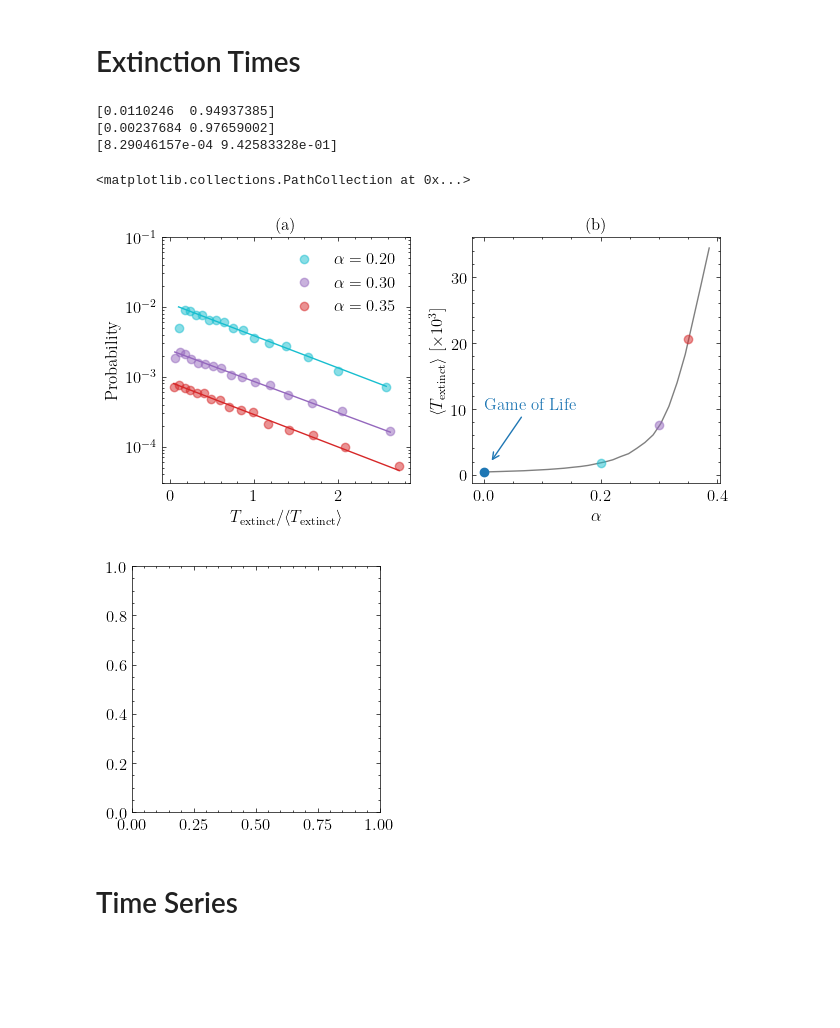
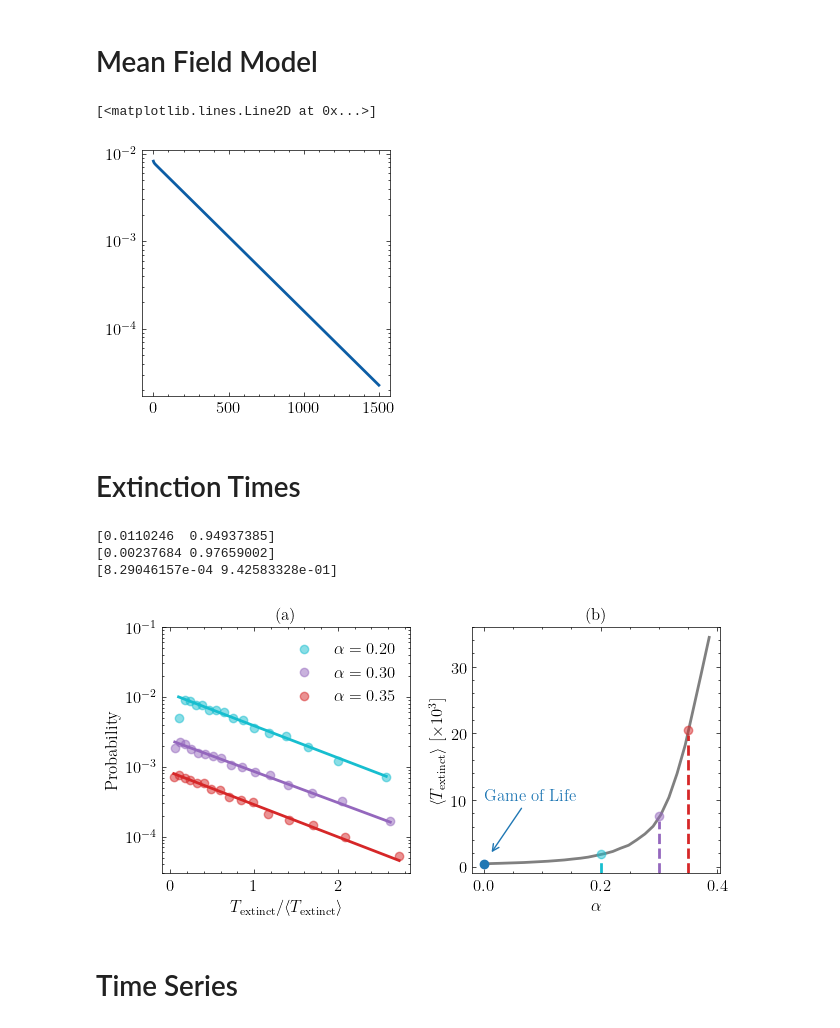
Before and after one commit to ISCOTTYI/dormant-life, a Jupyter notebook: plots.ipynb, the cells around one changed output. Saved outputs shown, nothing was run; the diff lists cells and outputs as text; code cells hidden in the pictures; blank space fills up the shorter version.

Commit message:
Before changing model to include transitions of SPORE to DEAD

```diff
--- a/plots.ipynb
+++ b/plots.ipynb
@@ -8,0 +130,11 @@ from gol import DormantLife
+# %%
+alphas = np.loadtxt("data/dormant-life/time-series/grid-size-100/alpha-range.dat")
+p_L_of_alpha = np.array(avgs_t_max_100)/(100*100)
+P_3_of_alpha = (p_L_of_alpha)**3 * (1-p_L_of_alpha)**5
+fig, ax = plt.subplots()
+ax.set(xscale="log", yscale="log", xlabel=r"$\alpha$", ylabel=r"Asymt. Timescale $T$", title="Mean field also shows power law")
+fit_func = lambda x, c, gamma: c*x**(-gamma)
+popt, _ = curve_fit(fit_func, alphas[alphas>0.1], -1/np.log(1-P_3_of_alpha[alphas>0.1]))
+ax.plot(alphas, fit_func(alphas, *popt), label=r"$%f\cdot \alpha^{-%f}$"%tuple(popt))
+ax.scatter(alphas, -1/np.log(1-P_3_of_alpha))
+ax.legend()
@@ -9,3 +144,23 @@ from gol import DormantLife
+# %% [markdown]
+# Mean Field Model
+# %%
+def compute_Q_tau(p_L, alpha, tau_max):
+    P_1 = p_L * (1 - p_L)**7
+    P_2 = p_L**2 * (1 - p_L)**6
+    P_3 = p_L**3 * (1 - p_L)**5
+    Q_tau = [p_L*P_1]
+    for tau in range(1, tau_max):
+        Q_tau.append(Q_tau[-1] * (1 - alpha**tau * P_2 - P_3))
+    return Q_tau
+
+alpha = 0.755
+p_L = np.mean(load_time_series_data(100, alpha)[:100, 200:t_max])/(100**2)
+fig, ax = plt.subplots()
+ax.set(yscale="log")
+ax.plot(range(1500), compute_Q_tau(p_L, alpha, 1500))
+# %% [output]
+[<matplotlib.lines.Line2D at 0x...>]
+[figure, added]
 # %% [markdown]
 # Extinction Times
 # %%
@@ -58,7 +213,6 @@ def gen_adap_bin_histrogram(data: np.array,
     return means, probs
 # %%
 fig, (axl, axr) = plt.subplots(1, 2, figsize=(7.2, 3.2))
-fig, ax = plt.subplots()
 ### LEFT ###
 axl.set(xlabel=r"$T_\mathrm{extinct} / \langle T_\mathrm{extinct} \rangle$",
         title="(a)",
@@ -81,37 +235,43 @@ for alpha, c in zip(alphas, color_cycle):
                         (bin_centers/avg_extinction_time)[2:], probs[2:])
     print(popt)
     axl.plot(bin_centers/avg_extinction_time,
              fit_func(bin_centers/avg_extinction_time, *popt), color=c)
     label_text = r"$\alpha = %.2f$: $%.3f\cdot\exp(x/%.1f)$"%(alpha, popt[0], popt[1])
     legend_handles.append(mpl.lines.Line2D([],[], c=c, marker="o", label=label_text))
 # Legend
 axl.legend()
 ### RIGHT ###
 axr.set(xlabel=r"$\alpha$",
         ylabel=r"$\langle T_\mathrm{extinct} \rangle$ $\left[\times 10^3\right]$",
-        title="(b)")
+        title="(b)",
+        ylim=(-1, 36),
+        # yscale="log"
+)
 alphas = np.loadtxt("./data/dormant-life/extinction-time/alpha-range.dat")
 # Data above alpha = 0.4 numerically biased. Extinction times too long.
 alphas = alphas[alphas<0.4]
 extinction_times = np.array([np.mean(load_extinction_time_data(alpha)) for alpha in alphas])/1000
+# axr.plot(-1/np.log(alphas[1:]), extinction_times[1:], color="gray")
 axr.plot(alphas, extinction_times, color="gray")
 # Draw marker for Game of Life
 axr.annotate("Game of Life", (0, extinction_times[0]), xytext=(0., 10),
             arrowprops={"arrowstyle":"->", "relpos":(0.5, 0.5),
                         "color":"tab:blue", "shrinkB":10},
             c="tab:blue")
 axr.scatter(x=0, y=extinction_times[0], c="tab:blue", zorder=10)
 # Mark alphas from axl
 axr.scatter(x=0.2, y=extinction_times[15]-0.1, c="tab:cyan", zorder=10, alpha=0.5)
+axr.vlines(0.2, -1, extinction_times[15]-0.6, colors="tab:cyan", linestyles="dashed")
 axr.scatter(x=0.3, y=extinction_times[22]-0.15, c="tab:purple", zorder=10, alpha=0.5)
+axr.vlines(0.3, -1, extinction_times[22]-0.9, colors="tab:purple", linestyles="dashed")
 axr.scatter(x=0.35, y=extinction_times[25]+2.3, c="tab:red", zorder=10, alpha=0.5)
+axr.vlines(0.35, -1, extinction_times[25]+1.5, colors="tab:red", linestyles="dashed")
+fig.savefig("img/extinction-times.png", bbox_inches="tight")
 # %% [output]
 [0.0110246  0.94937385]
 [0.00237684 0.97659002]
 [8.29046157e-04 9.42583328e-01]
-<matplotlib.collections.PathCollection at 0x...>
-[figure, old version]
+[figure, new version]
-[figure, removed]
 # %% [markdown]
 # Time Series
 # %%
```
Also changed, not shown: parts of 11 cells of this notebook, 11 other files.
